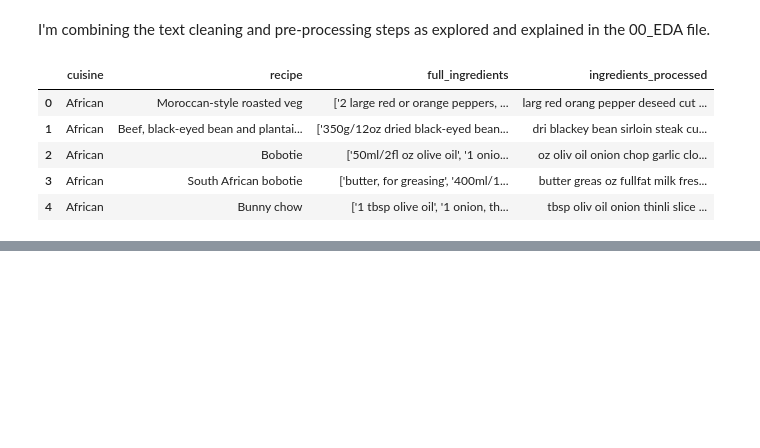
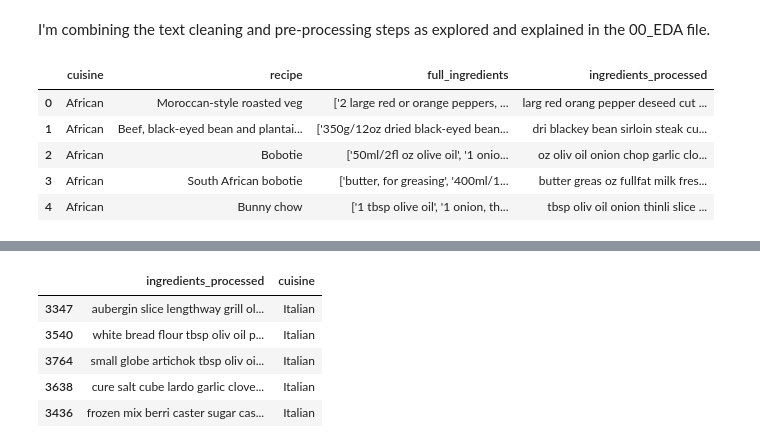
Before and after one commit to momcancode/Cuisine-Demystifier-NLP-ML-Project, a Jupyter notebook: model/03_SVC_with_resampling.ipynb, the cells around one changed output, grey strips where cells are left out. Saved outputs shown, nothing was run; the diff lists cells and outputs as text; code cells hidden in the pictures; blank space fills up the shorter version.

```diff
--- a/model/03_SVC_with_resampling.ipynb
+++ b/model/03_SVC_with_resampling.ipynb
@@ -97,0 +134,3 @@ df.head()
+# %%
+other_cuisines = other_cuisines_df.cuisine.unique().tolist()
+other_cuisines
@@ -97,0 +155,22 @@ df.head()
+# %%
+other_cuisines_upsampled = list()
+
+# upsample minority
+
+for cuisine in other_cuisines:
+    cuisine_df = X_y_train[X_y_train.cuisine==cuisine]
+    cuisine_upsampled = resample(cuisine_df,
+                                 replace=True, # sample with replacement
+                                 n_samples=len(british_cuisines_df), # match number in majority class
+                                 random_state=1) # reproducible results)
+    other_cuisines_upsampled.append(cuisine_upsampled)
+# %%
+other_cuisines_upsampled = pd.concat(other_cuisines_upsampled)
+other_cuisines_upsampled.head()
+# %% [output]
+|  | ingredients_processed | cuisine |
+| 3347 | aubergin slice lengthway grill ol... | Italian |
+| 3540 | white bread flour tbsp oliv oil p... | Italian |
+| 3764 | small globe artichok tbsp oliv oi... | Italian |
+| 3638 | cure salt cube lardo garlic clove... | Italian |
+| 3436 | frozen mix berri caster sugar cas... | Italian |
```
Also changed, not shown: parts of 27 cells of this notebook.
